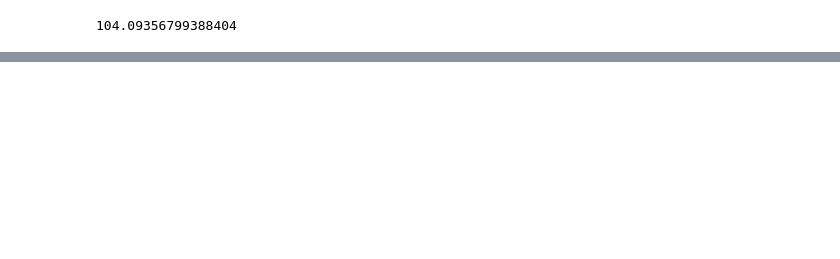
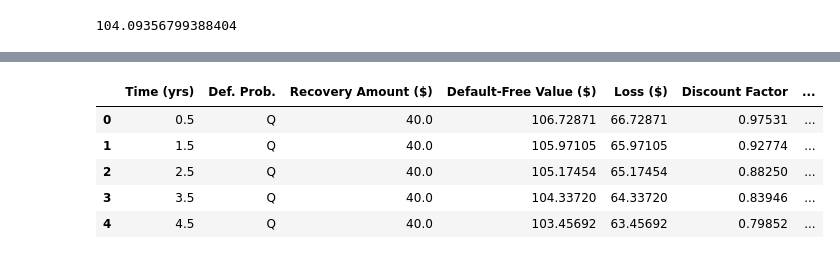
Before and after one commit to HST0077/HYOTC, a Jupyter notebook: PD_estimation.ipynb, the cells around one changed output, grey strips where cells are left out. Saved outputs shown, nothing was run; the diff lists cells and outputs as text; code cells hidden in the pictures; blank space fills up the shorter version.

```diff
--- a/PD_estimation.ipynb
+++ b/PD_estimation.ipynb
@@ -227,0 +252,87 @@ bond_price_continuous_discount(100,0.06,5,0.05,2)
+# %%
+import numpy as np
+import pandas as pd
+import sympy as sp
+
+def make_loss_table_like_hull(
+    coupon_rate: float = 0.06,   # 연 쿠폰율 (예: 6%)
+    freq: int = 2,               # 연 쿠폰 지급횟수 (예: 반기=2)
+    maturity: float = 5.0,       # 만기(년)
+    face: float = 100.0,         # 액면
+    r_rf: float = 0.05,          # 무위험 연속복리 금리 (예: 5% => exp(-r*t))
+    recovery_rate: float = 0.40, # 회수율(예: 40%)
+    default_times=None,          # 부도 발생 시점들(년)
+    Q_symbol: str = "Q"          # Def. Prob.에 표시할 심볼
+) -> pd.DataFrame:
+    """
+    Hull Table 17.3 스타일 DataFrame 생성:
+    Time / Def. Prob. / Recovery / Default-Free Value / Loss / Discount Factor / PV of Expected Loss
+    """
+    if default_times is None:
+        # 표와 동일: 0.5, 1.5, 2.5, 3.5, 4.5 (매년 한 번, 반기 쿠폰 직전)
+        default_times = np.arange(0.5, maturity, 1.0)
+
+    default_times = np.array(default_times, dtype=float)
+
+    # 회수금액(액면 기준)
+    recovery_amt = face * recovery_rate
+
+    # 쿠폰(반기 쿠폰이면 연쿠폰율*액면/2)
+    cpn = face * coupon_rate / freq
+    period = 1.0 / freq
+
+    def default_free_value_at_t(t: float) -> float:
+        """
+        시점 t에서 (t, t+period, ..., maturity) 현금흐름을
+        무위험 연속복리 r_rf로 (Ti - t)만큼 할인한 PV.
+        (표의 수치가 이렇게 계산될 때 정확히 일치함)
+        """
+        pay_times = np.arange(t, maturity + 1e-12, period)
+        cfs = np.full(pay_times.shape, cpn, dtype=float)
+        cfs[-1] += face  # 만기 원금
+
+        # t 기준 PV: exp(-r*(Ti - t))
+        pv = np.sum(cfs * np.exp(-r_rf * (pay_times - t)))
+        return float(pv)
+
+    # Def. Prob.를 심볼로 표시(표처럼 "Q")
+    Q = sp.Symbol(Q_symbol, real=True)
+
+    rows = []
+    for t in default_times:
+        df0t = float(np.exp(-r_rf * t))               # 0 -> t 할인
+        df_value = default_free_value_at_t(t)         # t에서의 default-free value
+        loss = df_value - recovery_amt                # loss = default-free value - recovery
+        pv_exp_loss = loss * df0t * Q                 # PV(Expected Loss) = loss * DF(0,t) * Q
+
+        rows.append({
+            "Time (yrs)": t,
+            "Def. Prob.": Q,
+            "Recovery Amount ($)": recovery_amt,
+            "Default-Free Value ($)": df_value,
+            "Loss ($)": loss,
+            "Discount Factor": df0t,
+            "PV of Expected Loss ($)": pv_exp_loss
+        })
+
+    out = pd.DataFrame(rows)
+
+    # 보기 좋게(표처럼) 반올림: 심볼 컬럼은 제외
+    for col in ["Recovery Amount ($)", "Default-Free Value ($)", "Loss ($)", "Discount Factor"]:
+        out[col] = out[col].astype(float).round(5)
+
+    return out
+
+# 사용 예시 (문제 수치 그대로)
+df_table = make_loss_table_like_hull(
+    coupon_rate=0.06, freq=2, maturity=5, face=100,
+    r_rf=0.05, recovery_rate=0.40
+)
+df_table
+# %% [output]
+|  | Time (yrs) | Def. Prob. | Recovery Amount ($) | Default-Free Value ($) | Loss ($) | Discount Factor | ... |
+| 0 | 0.5 | Q | 40.0 | 106.72871 | 66.72871 | 0.97531 | ... |
+| 1 | 1.5 | Q | 40.0 | 105.97105 | 65.97105 | 0.92774 | ... |
+| 2 | 2.5 | Q | 40.0 | 105.17454 | 65.17454 | 0.88250 | ... |
+| 3 | 3.5 | Q | 40.0 | 104.33720 | 64.33720 | 0.83946 | ... |
+| 4 | 4.5 | Q | 40.0 | 103.45692 | 63.45692 | 0.79852 | ... |
```
Also changed, not shown: parts of 7 cells of this notebook.
